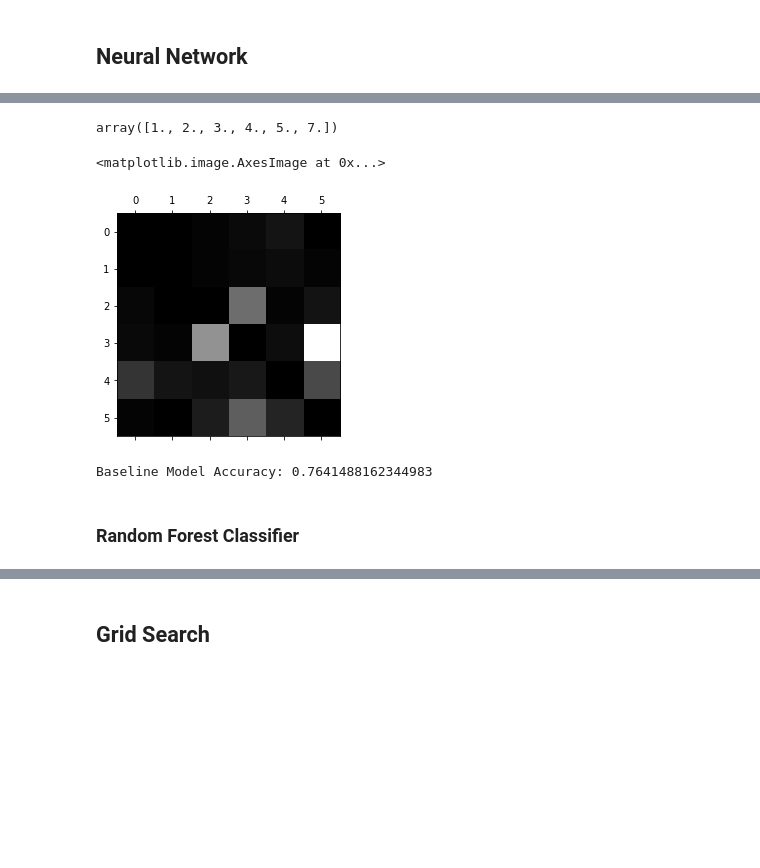
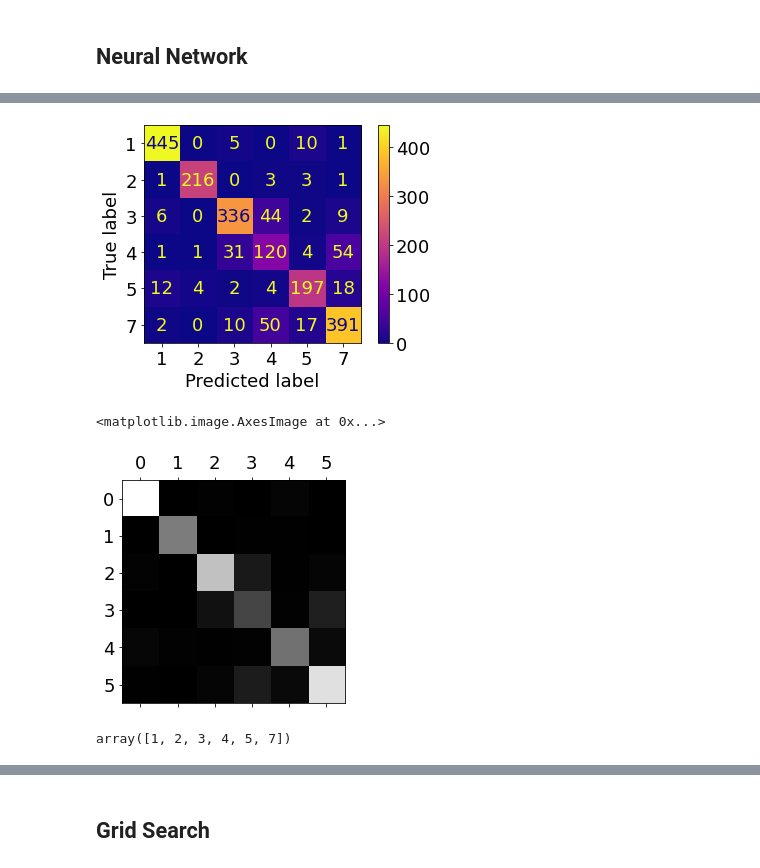
Before and after one commit to jstodd867/landsat-classification, a Jupyter notebook: Capstone_2_Landsat.ipynb, the cells around one changed output, grey strips where cells are left out. Saved outputs shown, nothing was run; the diff lists cells and outputs as text; code cells hidden in the pictures; blank space fills up the shorter version.

```diff
--- a/Capstone_2_Landsat.ipynb
+++ b/Capstone_2_Landsat.ipynb
@@ -299,12 +306,12 @@ model.evaluate(scaler.transform(X_test), enc.transform(y_test.reshape(-1,1)).toa
 # %%
 from sklearn.tree import DecisionTreeClassifier
-from sklearn.metrics import accuracy_score
+from sklearn.metrics import accuracy_score, f1_score
 
-clf = DecisionTreeClassifier()
-clf.fit(X_train, y_train)
-yhat_trn = clf.predict(X_train)
+clf_dt = DecisionTreeClassifier()
+clf_dt.fit(X_train, y_train)
+yhat_trn = clf_dt.predict(X_train)
 print(accuracy_score(y_train, yhat_trn))
-yhat = clf.predict(X_test)
+yhat = clf_dt.predict(X_test)
 print(accuracy_score(y_test, yhat))
 # %% [output]
 1.0
@@ -325,17 +319,17 @@ plt.matshow(conf_mx, cmap=plt.cm.gray)
-# %%
-clf.classes_
-# %% [output]
-array([1., 2., 3., 4., 5., 7.])
-# %%
-np.fill_diagonal(conf_mx, 0)
-plt.matshow(conf_mx, cmap=plt.cm.gray)
-# %% [output]
-<matplotlib.image.AxesImage at 0x...>
-[figure, removed]
-# %%
-#print(y_train.shape, y_predict.shape)
-print(f'Baseline Model Accuracy: {accuracy_score(y_train,y_predict)}') # Baseline model accuracy
-# %% [output]
-Baseline Model Accuracy: 0.7641488162344983
-# %% [markdown]
-### Random Forest Classifier
+# %%
+from sklearn.metrics import confusion_matrix, ConfusionMatrixDisplay
+# Confusion Matrix
+conf_mx = confusion_matrix(y_test, yhat, labels=clf_dt.classes_)
+np.round(conf_mx, 2)
+cm_display = ConfusionMatrixDisplay(conf_mx, display_labels=clf_dt.classes_).plot(cmap='plasma')
+# %% [output]
+[figure, added]
+# %%
+plt.matshow(conf_mx, cmap=plt.cm.gray)
+# %% [output]
+<matplotlib.image.AxesImage at 0x...>
+[figure, added]
+# %%
+clf_dt.classes_
+# %% [output]
+array([1, 2, 3, 4, 5, 7])
```
Also changed, not shown: parts of 46 cells of this notebook, 17 other files.
